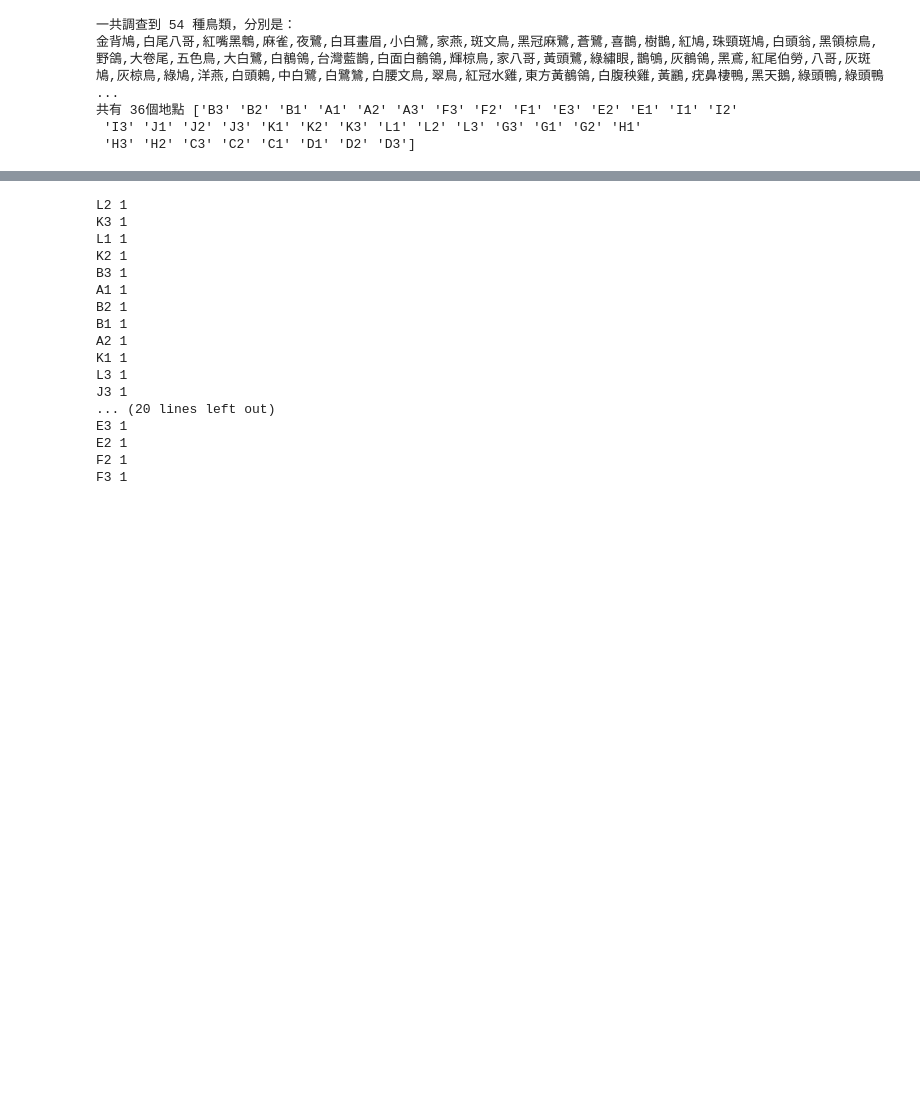
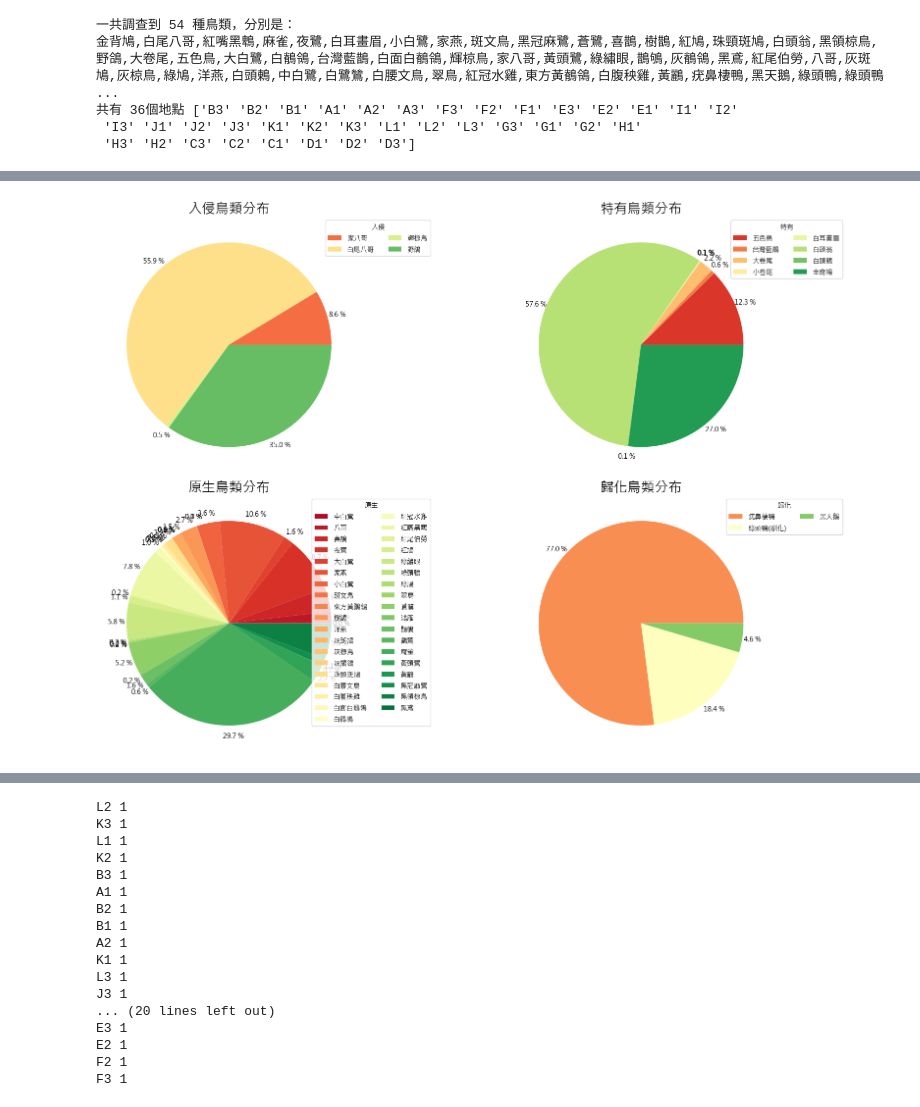
Before and after one commit to nebula0/Bird-survey, a Jupyter notebook: main.ipynb, the cells around one changed output, grey strips where cells are left out. Drawn from its saved outputs; the diff is of its cells as text; code cells hidden in the pictures; blank space fills up the shorter version.

```diff
--- a/main.ipynb
+++ b/main.ipynb
@@ -223,0 +308,18 @@ array(['鳩鴿', '椋鳥', '鵯', '雀', '鷺', '畫眉', '燕', '梅花雀', '
+# %%
+fig, axs = plt.subplots(2, 2, figsize=(18, 12))
+
+categories = ['入侵', '特有', '原生', '歸化']
+
+for ax, category in zip(axs.flatten(), categories):
+    counts = pivot_df[pivot_df[category] > 0][category]
+    colors = sns.color_palette('RdYlGn', n_colors=len(counts))
+    curr = pivot_df[pivot_df[category] > 0]
+    ax.pie(counts, autopct='%1.1f %%', pctdistance=1.1, colors=colors)  # Increase pctdistance here
+    ax.set_title(f'{category}鳥類分布', fontsize=20)
+    ax.legend(title=category, loc='upper right', labels=pivot_df[pivot_df[category] > 0]['鳥種'],
+              ncols=2, bbox_to_anchor=(0.8, 0, 0.5, 1))
+
+plt.tight_layout()
+plt.show()
+# %% [output]
+[figure, added]
```
Also changed, not shown: parts of 7 cells of this notebook, 4 other files.
